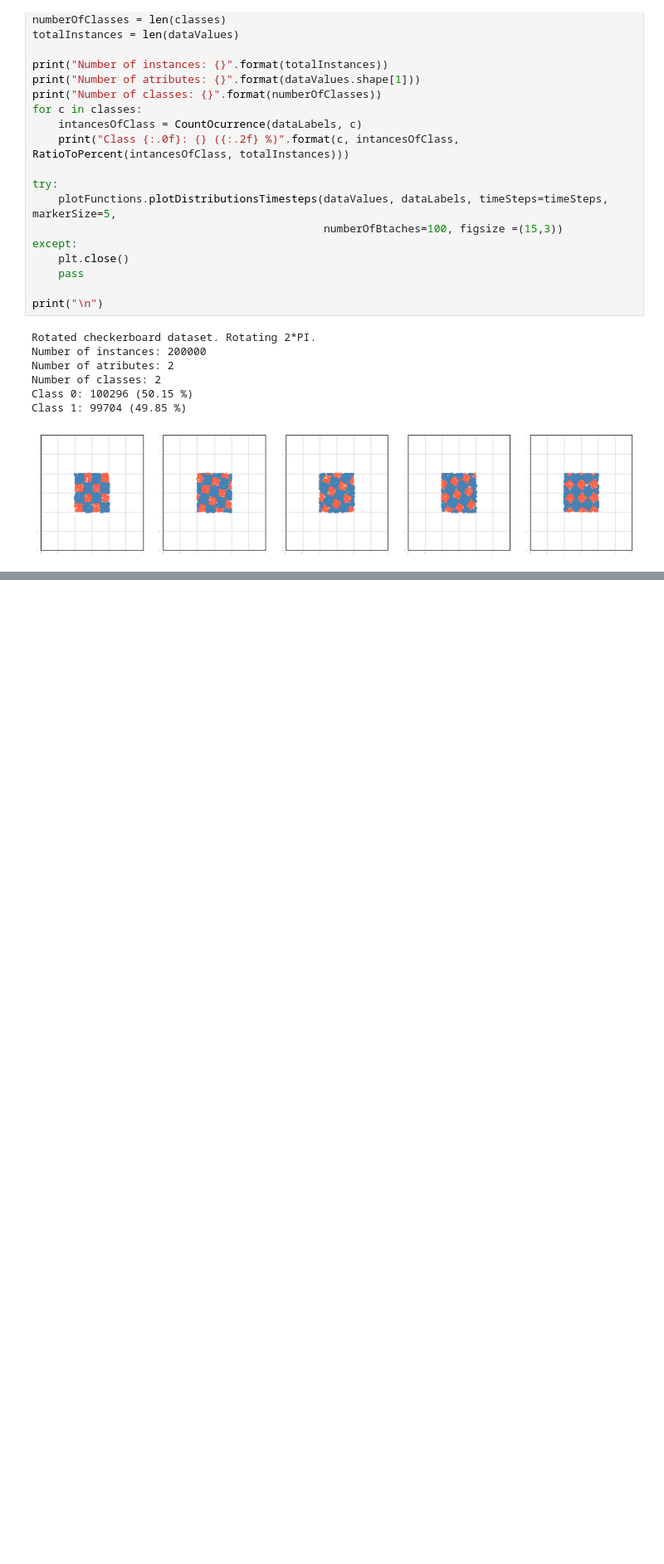
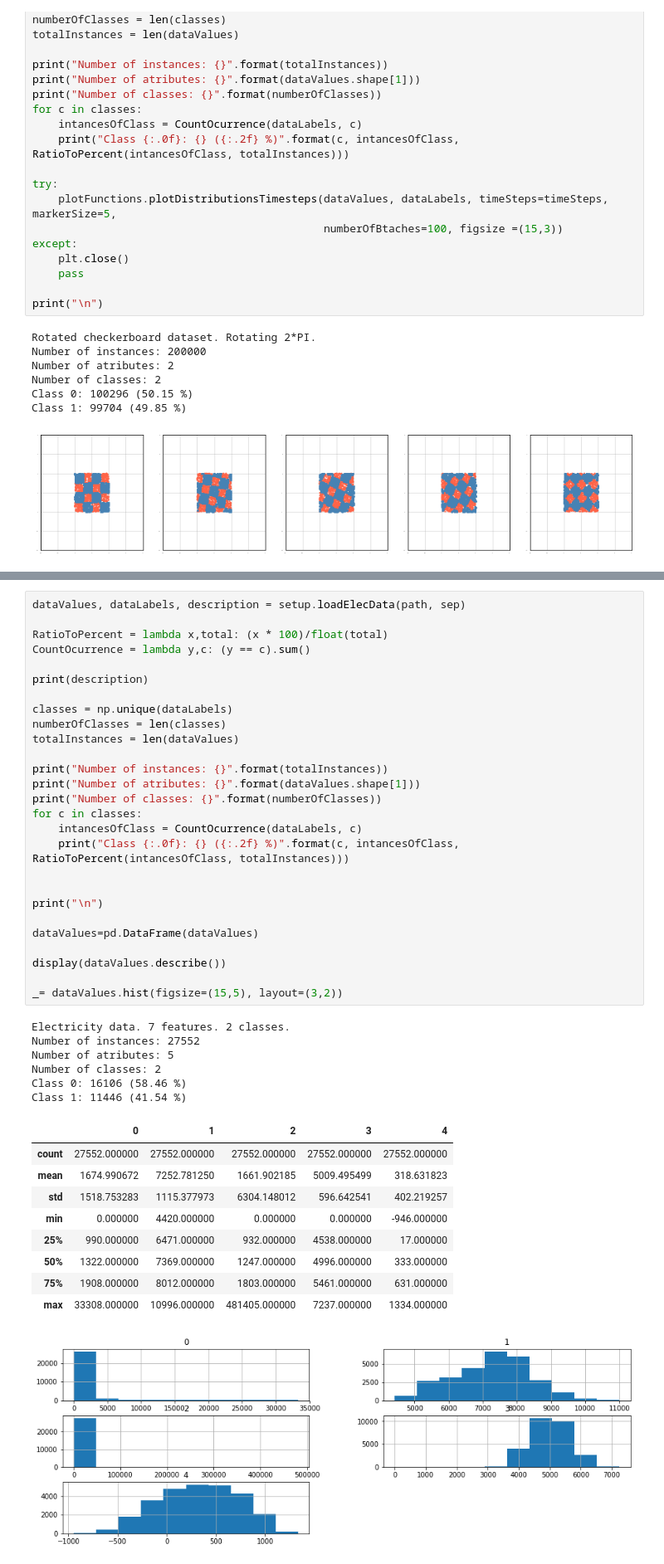
Before and after one commit to bruno-accioli/AMANDA, a Jupyter notebook: experiments/datasets_info.ipynb, the cells around one changed output, grey strips where cells are left out. Shown at 83% size. Drawn from its saved outputs; the diff is of its cells as text; blank space fills up the shorter version.

```diff
--- a/experiments/datasets_info.ipynb
+++ b/experiments/datasets_info.ipynb
@@ -572,0 +597,44 @@ Class 1: 99704 (49.85 %)
+# %%
+dataValues, dataLabels, description = setup.loadElecData(path, sep)
+
+RatioToPercent = lambda x,total: (x * 100)/float(total)
+CountOcurrence = lambda y,c: (y == c).sum()
+
+print(description)
+
+classes = np.unique(dataLabels)
+numberOfClasses = len(classes)
+totalInstances = len(dataValues)
+
+print("Number of instances: {}".format(totalInstances))
+print("Number of atributes: {}".format(dataValues.shape[1]))
+print("Number of classes: {}".format(numberOfClasses))
+for c in classes:
+    intancesOfClass = CountOcurrence(dataLabels, c)
+    print("Class {:.0f}: {} ({:.2f} %)".format(c, intancesOfClass, RatioToPercent(intancesOfClass, totalInstances)))
+
+
+print("\n")
+
+dataValues=pd.DataFrame(dataValues)
+
+display(dataValues.describe())
+
+_= dataValues.hist(figsize=(15,5), layout=(3,2))
+# %% [output]
+Electricity data. 7 features. 2 classes.
+Number of instances: 27552
+Number of atributes: 5
+Number of classes: 2
+Class 0: 16106 (58.46 %)
+Class 1: 11446 (41.54 %)
+|  | 0 | 1 | 2 | 3 | 4 |
+| count | 27552.000000 | 27552.000000 | 27552.000000 | 27552.000000 | 27552.000000 |
+| mean | 1674.990672 | 7252.781250 | 1661.902185 | 5009.495499 | 318.631823 |
+| std | 1518.753283 | 1115.377973 | 6304.148012 | 596.642541 | 402.219257 |
+| min | 0.000000 | 4420.000000 | 0.000000 | 0.000000 | -946.000000 |
+| 25% | 990.000000 | 6471.000000 | 932.000000 | 4538.000000 | 17.000000 |
+| 50% | 1322.000000 | 7369.000000 | 1247.000000 | 4996.000000 | 333.000000 |
+| 75% | 1908.000000 | 8012.000000 | 1803.000000 | 5461.000000 | 631.000000 |
+| max | 33308.000000 | 10996.000000 | 481405.000000 | 7237.000000 | 1334.000000 |
+[figure, added]
```
Also changed, not shown: parts of 3 cells of this notebook.
